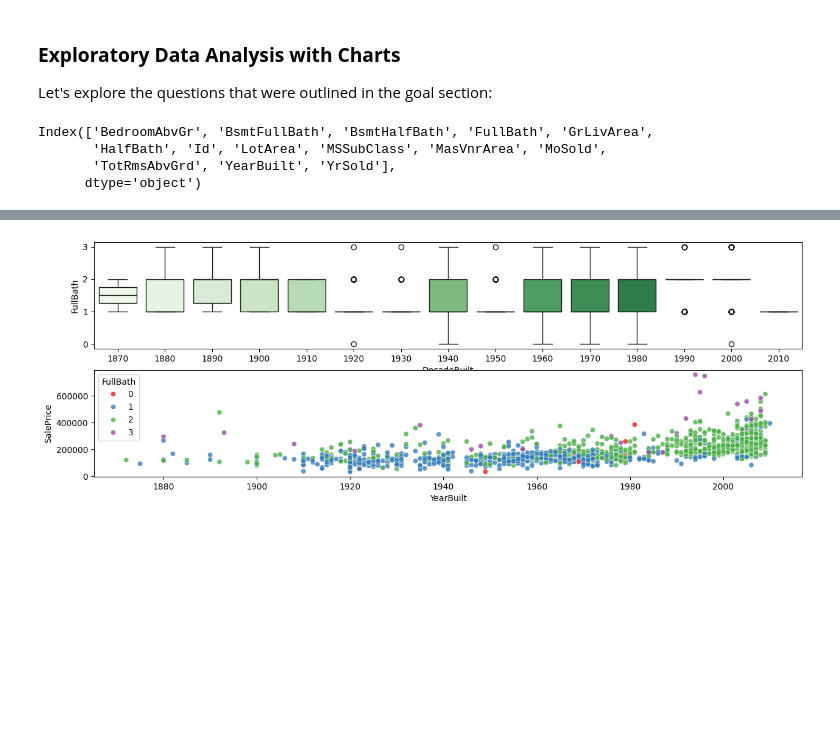
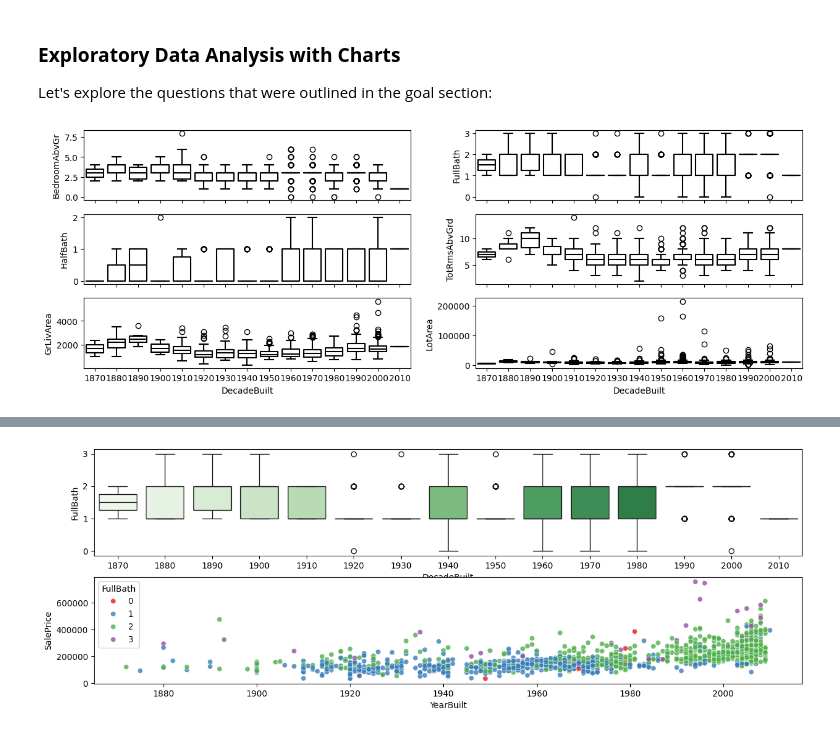
Before and after one commit to annugit1655/Real-Estate-Price-Prediction, a Jupyter notebook: Real-Estate-Price-Prediction/notebooks/EDA-house-part-2.ipynb, the cells around one changed output, grey strips where cells are left out. Cells and saved outputs as stored; diff of their text form; code cells hidden in the pictures; blank space fills up the shorter version.

```diff
--- a/Real-Estate-Price-Prediction/notebooks/EDA-house-part-2.ipynb
+++ b/Real-Estate-Price-Prediction/notebooks/EDA-house-part-2.ipynb
@@ -157,7 +160,13 @@ Let's explore the questions that were outlined in the goal section:
 # %%
-['BedroomAbvGr', 'FullBath', 'GrLivArea','HalfBath', 'Id', 'LotArea', 'MSSubClass', 'TotRmsAbvGrd']
+fig, ax = plt.subplots(3, 2, figsize=(15, 5), sharex=True)
+ax = ax.flatten()
+
+for i, col in enumerate(['BedroomAbvGr', 'FullBath','HalfBath', 'TotRmsAbvGrd','GrLivArea', 'LotArea']):
+    sns.boxplot(
+        data=df_train,
+        x="DecadeBuilt", y=col,
+        color='k', fill=False,
+        ax=ax[i]
+    );
 # %% [output]
-Index(['BedroomAbvGr', 'BsmtFullBath', 'BsmtHalfBath', 'FullBath', 'GrLivArea',
-       'HalfBath', 'Id', 'LotArea', 'MSSubClass', 'MasVnrArea', 'MoSold',
-       'TotRmsAbvGrd', 'YearBuilt', 'YrSold'],
-      dtype='object')
+[figure, added]
```
Also changed, not shown: parts of 12 cells of this notebook.
